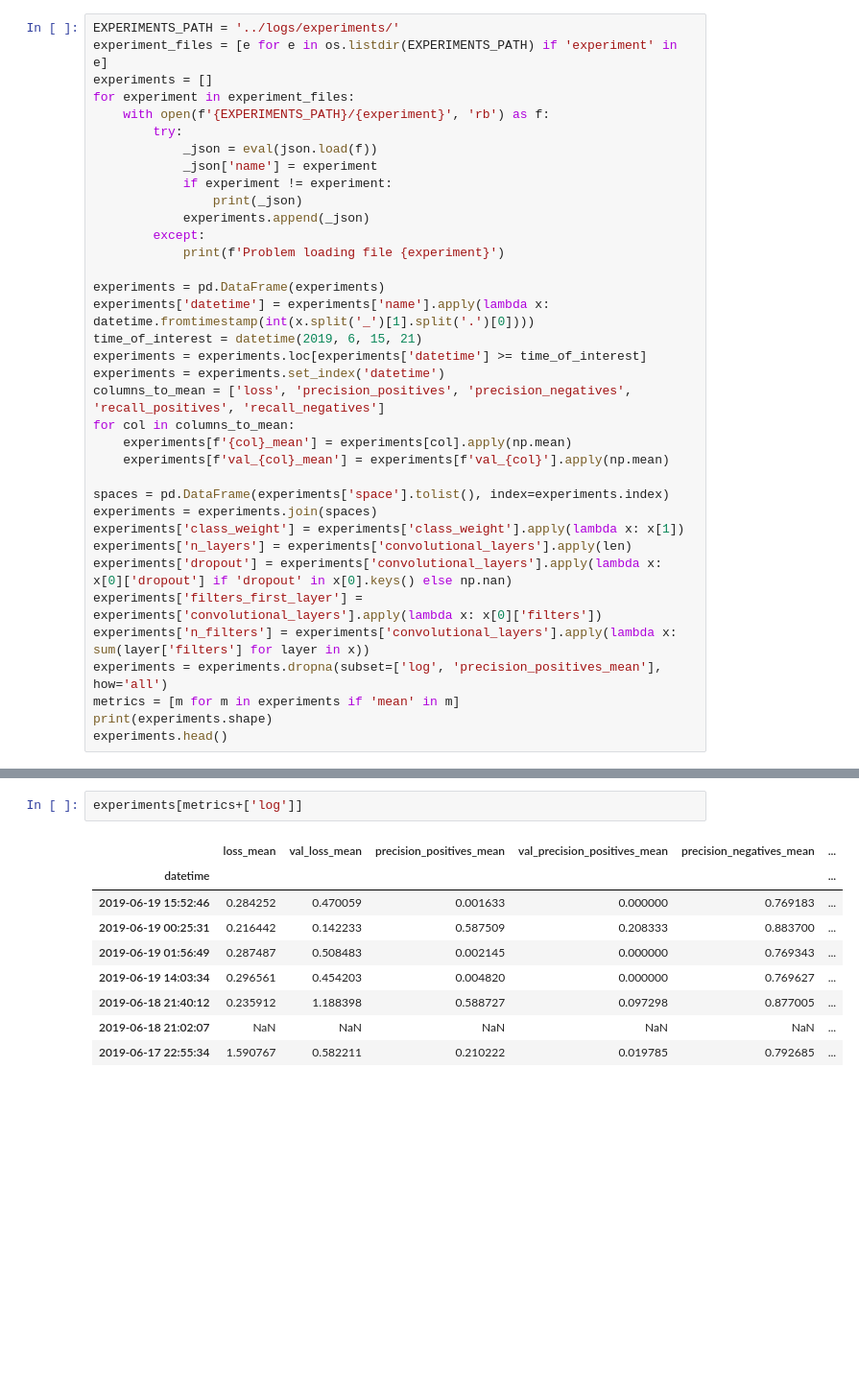
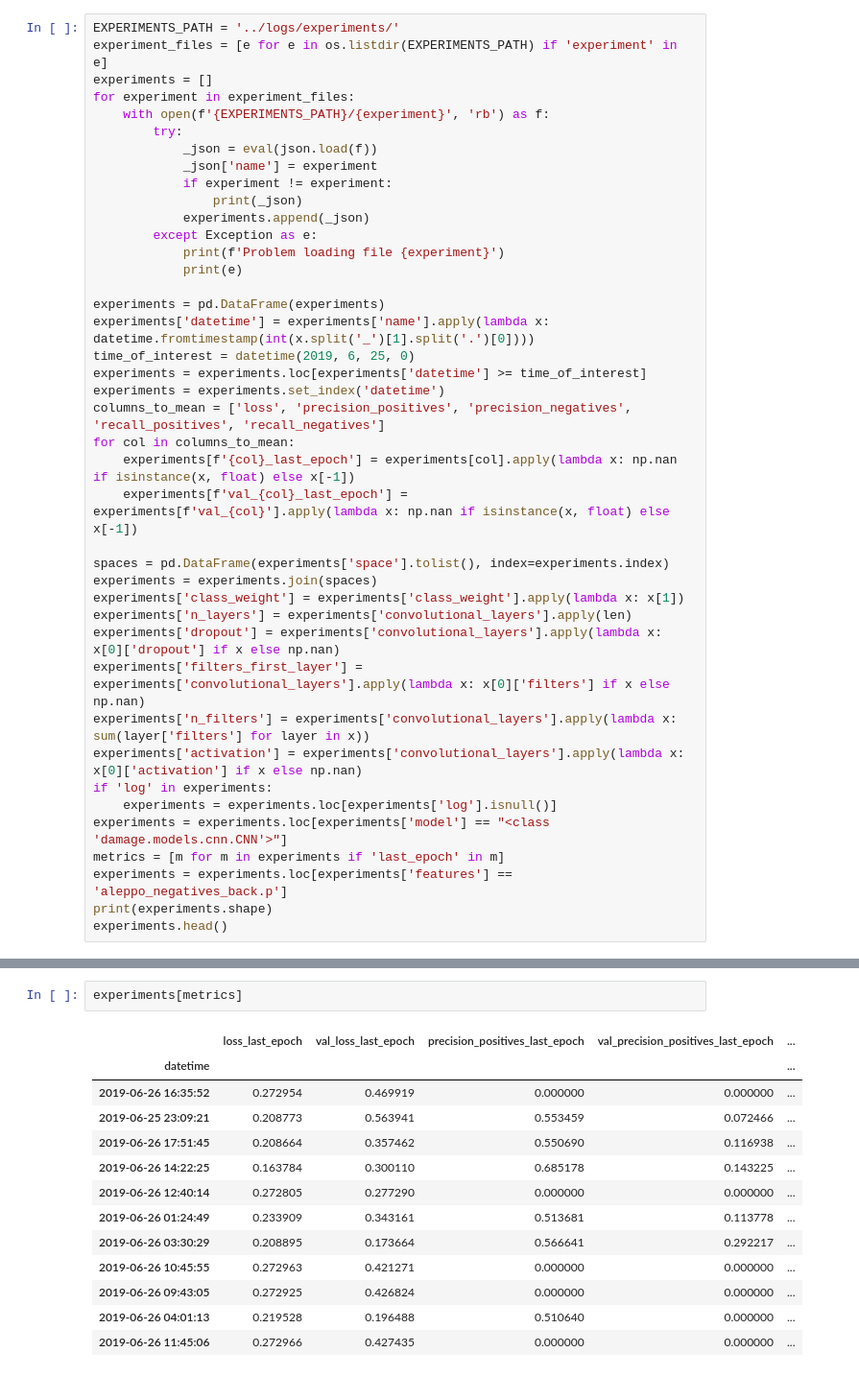
Before and after one commit to javiermas/building-damage, a Jupyter notebook: notebooks/TUTORIAL_04_viewing_experiments.ipynb, the cells around one changed output, grey strips where cells are left out. Shown at 96% size. Drawn from its saved outputs; the diff is of its cells as text; blank space fills up the shorter version.

```diff
--- a/notebooks/TUTORIAL_04_viewing_experiments.ipynb
+++ b/notebooks/TUTORIAL_04_viewing_experiments.ipynb
@@ -20,28 +32,33 @@ for experiment in experiment_files:
             if experiment != experiment:
                 print(_json)
             experiments.append(_json)
-        except:
+        except Exception as e:
             print(f'Problem loading file {experiment}')
+            print(e)
 
 experiments = pd.DataFrame(experiments)
 experiments['datetime'] = experiments['name'].apply(lambda x: datetime.fromtimestamp(int(x.split('_')[1].split('.')[0])))
-time_of_interest = datetime(2019, 6, 15, 21)
+time_of_interest = datetime(2019, 6, 25, 0)
 experiments = experiments.loc[experiments['datetime'] >= time_of_interest]
 experiments = experiments.set_index('datetime')
 columns_to_mean = ['loss', 'precision_positives', 'precision_negatives', 'recall_positives', 'recall_negatives']
 for col in columns_to_mean:
-    experiments[f'{col}_mean'] = experiments[col].apply(np.mean)
-    experiments[f'val_{col}_mean'] = experiments[f'val_{col}'].apply(np.mean)
+    experiments[f'{col}_last_epoch'] = experiments[col].apply(lambda x: np.nan if isinstance(x, float) else x[-1])
+    experiments[f'val_{col}_last_epoch'] = experiments[f'val_{col}'].apply(lambda x: np.nan if isinstance(x, float) else x[-1])
 
 spaces = pd.DataFrame(experiments['space'].tolist(), index=experiments.index)
 experiments = experiments.join(spaces)
 experiments['class_weight'] = experiments['class_weight'].apply(lambda x: x[1])
 experiments['n_layers'] = experiments['convolutional_layers'].apply(len)
-experiments['dropout'] = experiments['convolutional_layers'].apply(lambda x: x[0]['dropout'] if 'dropout' in x[0].keys() else np.nan)
-experiments['filters_first_layer'] = experiments['convolutional_layers'].apply(lambda x: x[0]['filters'])
+experiments['dropout'] = experiments['convolutional_layers'].apply(lambda x: x[0]['dropout'] if x else np.nan)
+experiments['filters_first_layer'] = experiments['convolutional_layers'].apply(lambda x: x[0]['filters'] if x else np.nan)
 experiments['n_filters'] = experiments['convolutional_layers'].apply(lambda x: sum(layer['filters'] for layer in x))
-experiments = experiments.dropna(subset=['log', 'precision_positives_mean'], how='all')
-metrics = [m for m in experiments if 'mean' in m]
+experiments['activation'] = experiments['convolutional_layers'].apply(lambda x: x[0]['activation'] if x else np.nan)
+if 'log' in experiments:
+    experiments = experiments.loc[experiments['log'].isnull()]
+experiments = experiments.loc[experiments['model'] == "<class 'damage.models.cnn.CNN'>"]
+metrics = [m for m in experiments if 'last_epoch' in m]
+experiments = experiments.loc[experiments['features'] == 'aleppo_negatives_back.p']
 print(experiments.shape)
 experiments.head()
 # %% [output]
@@ -168,12 +241,16 @@ for _metric in metrics:
 # %%
-experiments[metrics+['log']]
+experiments[metrics]
 # %% [output]
-|  | loss_mean | val_loss_mean | precision_positives_mean | val_precision_positives_mean | precision_negatives_mean | ... |
-| datetime |  |  |  |  |  | ... |
-| 2019-06-19 15:52:46 | 0.284252 | 0.470059 | 0.001633 | 0.000000 | 0.769183 | ... |
-| 2019-06-19 00:25:31 | 0.216442 | 0.142233 | 0.587509 | 0.208333 | 0.883700 | ... |
-| 2019-06-19 01:56:49 | 0.287487 | 0.508483 | 0.002145 | 0.000000 | 0.769343 | ... |
-| 2019-06-19 14:03:34 | 0.296561 | 0.454203 | 0.004820 | 0.000000 | 0.769627 | ... |
-| 2019-06-18 21:40:12 | 0.235912 | 1.188398 | 0.588727 | 0.097298 | 0.877005 | ... |
-| 2019-06-18 21:02:07 | NaN | NaN | NaN | NaN | NaN | ... |
-| 2019-06-17 22:55:34 | 1.590767 | 0.582211 | 0.210222 | 0.019785 | 0.792685 | ... |
+|  | loss_last_epoch | val_loss_last_epoch | precision_positives_last_epoch | val_precision_positives_last_epoch | ... |
+| datetime |  |  |  |  | ... |
+| 2019-06-26 16:35:52 | 0.272954 | 0.469919 | 0.000000 | 0.000000 | ... |
+| 2019-06-25 23:09:21 | 0.208773 | 0.563941 | 0.553459 | 0.072466 | ... |
+| 2019-06-26 17:51:45 | 0.208664 | 0.357462 | 0.550690 | 0.116938 | ... |
+| 2019-06-26 14:22:25 | 0.163784 | 0.300110 | 0.685178 | 0.143225 | ... |
+| 2019-06-26 12:40:14 | 0.272805 | 0.277290 | 0.000000 | 0.000000 | ... |
+| 2019-06-26 01:24:49 | 0.233909 | 0.343161 | 0.513681 | 0.113778 | ... |
+| 2019-06-26 03:30:29 | 0.208895 | 0.173664 | 0.566641 | 0.292217 | ... |
+| 2019-06-26 10:45:55 | 0.272963 | 0.421271 | 0.000000 | 0.000000 | ... |
+| 2019-06-26 09:43:05 | 0.272925 | 0.426824 | 0.000000 | 0.000000 | ... |
+| 2019-06-26 04:01:13 | 0.219528 | 0.196488 | 0.510640 | 0.000000 | ... |
+| 2019-06-26 11:45:06 | 0.272966 | 0.427435 | 0.000000 | 0.000000 | ... |
```
Also changed, not shown: parts of 15 cells of this notebook, 2 other files.
